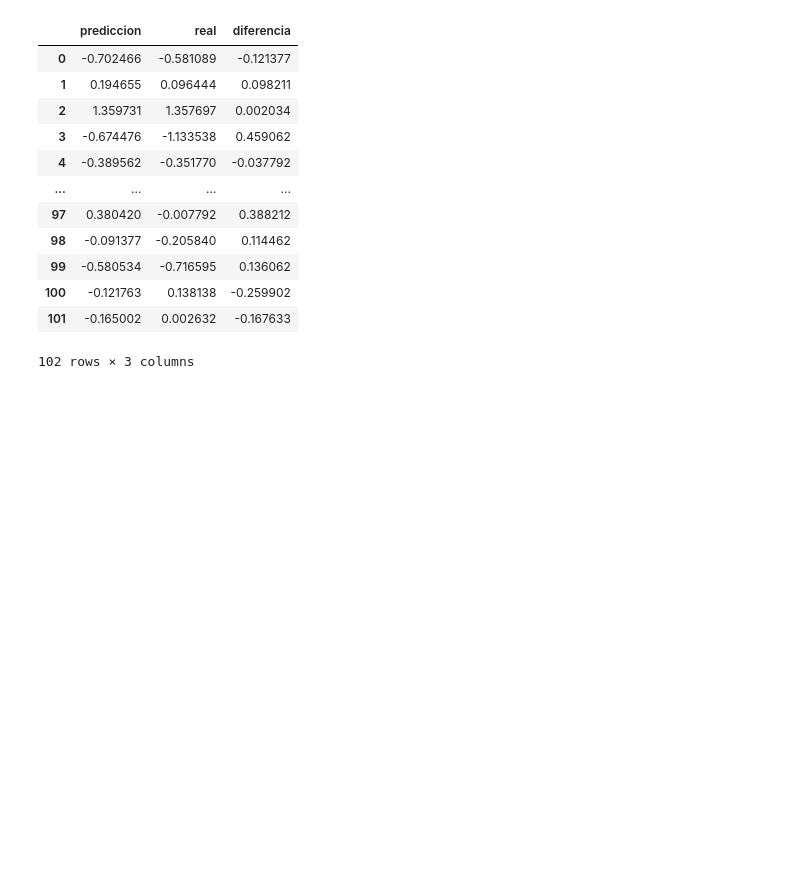
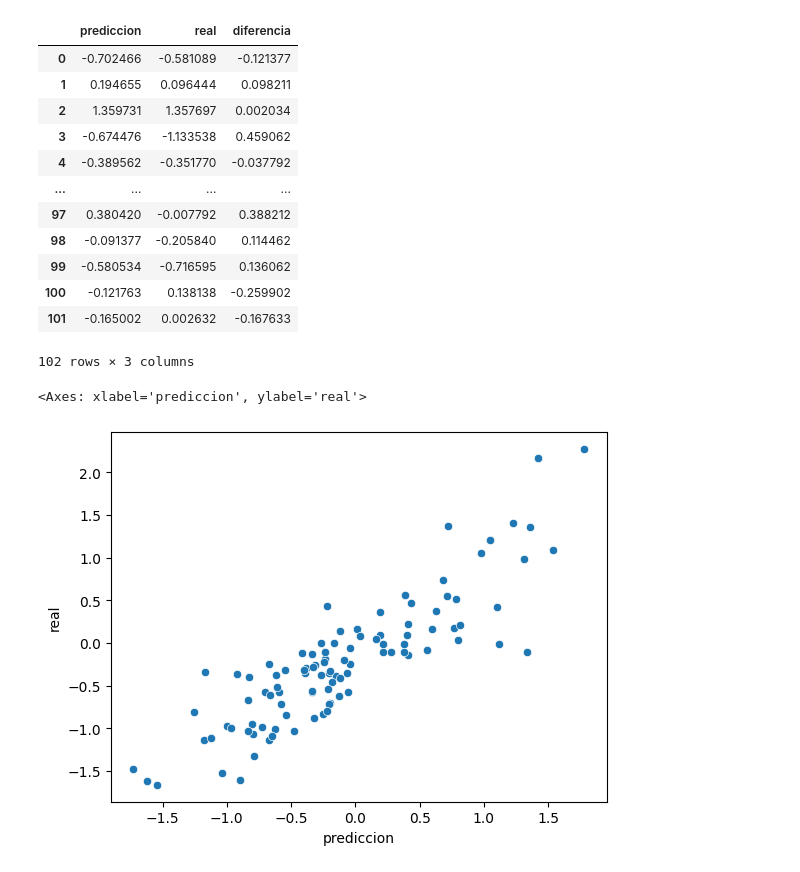
Before and after one commit to nessapatino/ONLINE_DS_THEBRIDGE_VANEPATINO, a Jupyter notebook: Sprint_12/Unidad_01/Practica_Obligatoria/18_Practica_Obligatoria_Regresion_Lineal_y_Regularización.ipynb, the cells around one changed output. Saved outputs shown, nothing was run; the diff lists cells and outputs as text; code cells hidden in the pictures; blank space fills up the shorter version.

```diff
--- a/Sprint_12/Unidad_01/Practica_Obligatoria/18_Practica_Obligatoria_Regresion_Lineal_y_Regularización.ipynb
+++ b/Sprint_12/Unidad_01/Practica_Obligatoria/18_Practica_Obligatoria_Regresion_Lineal_y_Regularización.ipynb
@@ -283,6 +283,11 @@ df_pred
 | 100 | -0.121763 | 0.138138 | -0.259902 |
 | 101 | -0.165002 | 0.002632 | -0.167633 |
 102 rows × 3 columns
+# %%
+sns.scatterplot(x = "prediccion", y = "real", data = df_pred)
+# %% [output]
+<Axes: xlabel='prediccion', ylabel='real'>
+[figure, added]
 # %%
 from sklearn.linear_model import Ridge
 
```
Also changed, not shown: parts of 9 cells of this notebook, 1 other file.
